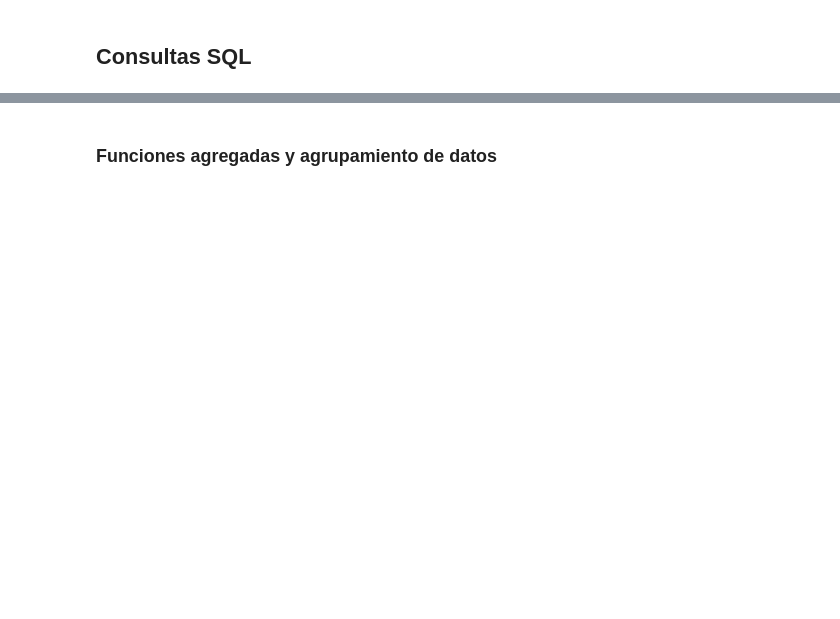
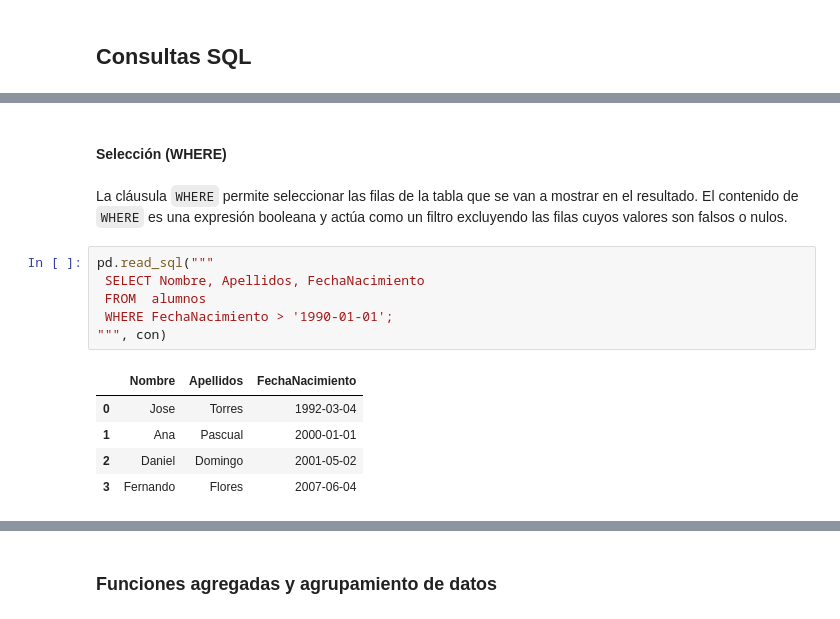
Before and after one commit to cursosLabra/introBBDD, a Jupyter notebook: Books/presentacion.ipynb, the cells around one changed output, grey strips where cells are left out. Drawn from its saved outputs; the diff is of its cells as text; blank space fills up the shorter version.

```diff
--- a/Books/presentacion.ipynb
+++ b/Books/presentacion.ipynb
@@ -238,0 +281,16 @@ pd.read_sql("""
+# %% [markdown]
+#### Selección (WHERE)
+# %% [markdown]
+La cláusula `WHERE` permite seleccionar las filas de la tabla que se van a mostrar en el resultado. El contenido de `WHERE` es una expresión booleana y actúa como un filtro excluyendo las filas cuyos valores son falsos o nulos.
+# %%
+pd.read_sql("""
+ SELECT Nombre, Apellidos, FechaNacimiento
+ FROM  alumnos
+ WHERE FechaNacimiento > '1990-01-01';
+""", con)
+# %% [output]
+|  | Nombre | Apellidos | FechaNacimiento |
+| 0 | Jose | Torres | 1992-03-04 |
+| 1 | Ana | Pascual | 2000-01-01 |
+| 2 | Daniel | Domingo | 2001-05-02 |
+| 3 | Fernando | Flores | 2007-06-04 |
```
Also changed, not shown: parts of 76 cells of this notebook, 10 other files.
